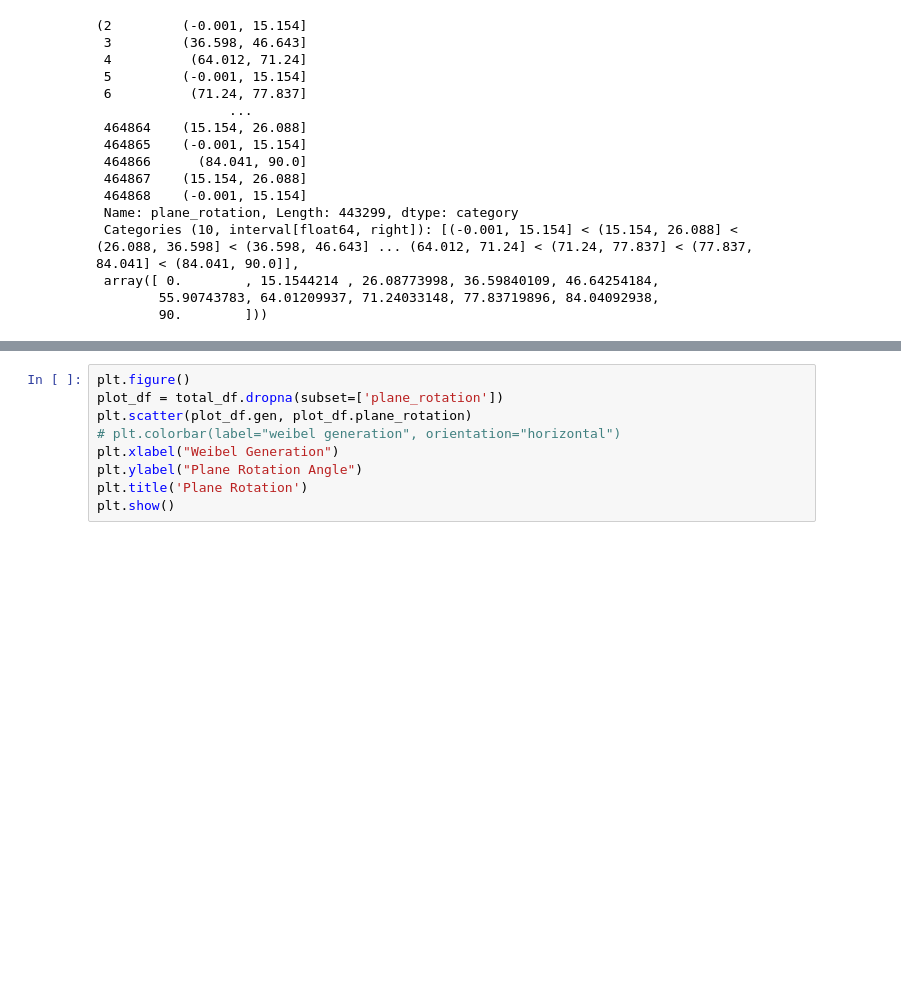
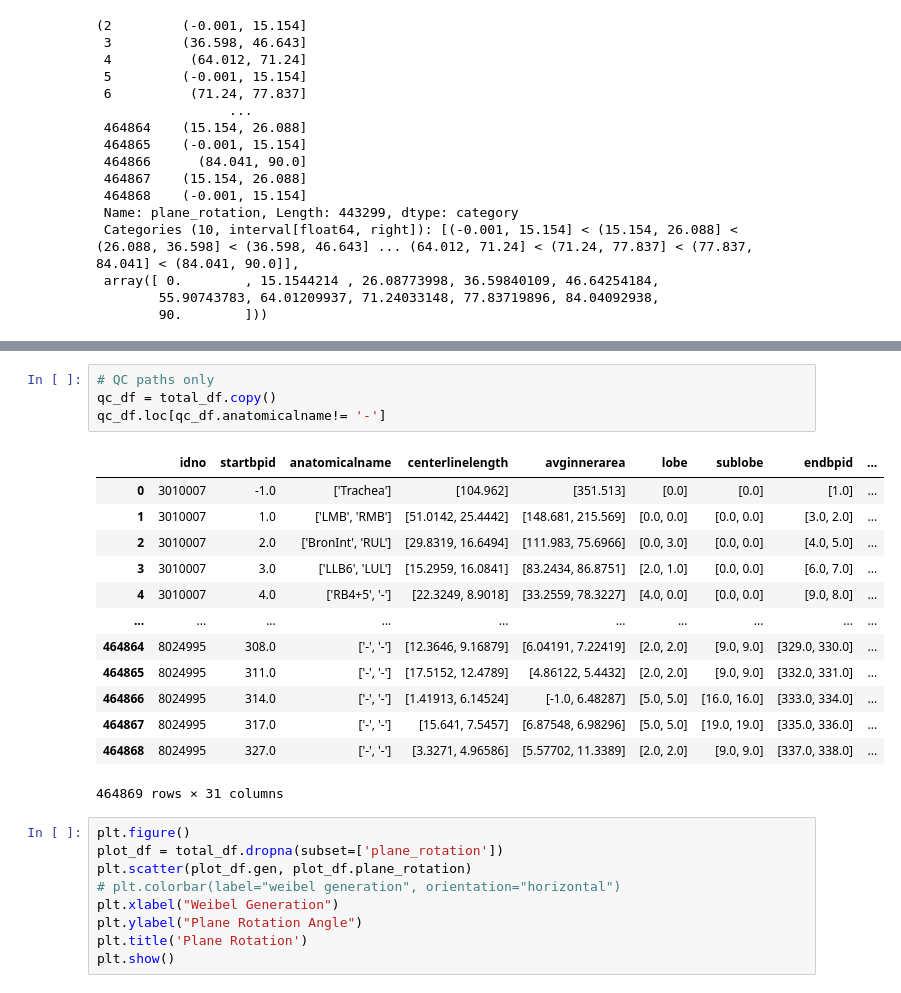
Before and after one commit to s-n-naik/airway_exploration, a Jupyter notebook: Mode_Exploration_v2.ipynb, the cells around one changed output, grey strips where cells are left out. Drawn from its saved outputs; the diff is of its cells as text; blank space fills up the shorter version.

```diff
--- a/Mode_Exploration_v2.ipynb
+++ b/Mode_Exploration_v2.ipynb
@@ -150,6 +177,24 @@ plt.figure()
 [figure]
 <Figure size 432x288 with 0 Axes>
 <Figure size 432x288 with 0 Axes>
+# %%
+# QC paths only
+qc_df = total_df.copy()
+qc_df.loc[qc_df.anatomicalname!= '-']
+# %% [output]
+|  | idno | startbpid | anatomicalname | centerlinelength | avginnerarea | lobe | sublobe | endbpid | ... |
+| 0 | 3010007 | -1.0 | ['Trachea'] | [104.962] | [351.513] | [0.0] | [0.0] | [1.0] | ... |
+| 1 | 3010007 | 1.0 | ['LMB', 'RMB'] | [51.0142, 25.4442] | [148.681, 215.569] | [0.0, 0.0] | [0.0, 0.0] | [3.0, 2.0] | ... |
+| 2 | 3010007 | 2.0 | ['BronInt', 'RUL'] | [29.8319, 16.6494] | [111.983, 75.6966] | [0.0, 3.0] | [0.0, 0.0] | [4.0, 5.0] | ... |
+| 3 | 3010007 | 3.0 | ['LLB6', 'LUL'] | [15.2959, 16.0841] | [83.2434, 86.8751] | [2.0, 1.0] | [0.0, 0.0] | [6.0, 7.0] | ... |
+| 4 | 3010007 | 4.0 | ['RB4+5', '-'] | [22.3249, 8.9018] | [33.2559, 78.3227] | [4.0, 0.0] | [0.0, 0.0] | [9.0, 8.0] | ... |
+| ... | ... | ... | ... | ... | ... | ... | ... | ... | ... |
+| 464864 | 8024995 | 308.0 | ['-', '-'] | [12.3646, 9.16879] | [6.04191, 7.22419] | [2.0, 2.0] | [9.0, 9.0] | [329.0, 330.0] | ... |
+| 464865 | 8024995 | 311.0 | ['-', '-'] | [17.5152, 12.4789] | [4.86122, 5.4432] | [2.0, 2.0] | [9.0, 9.0] | [332.0, 331.0] | ... |
+| 464866 | 8024995 | 314.0 | ['-', '-'] | [1.41913, 6.14524] | [-1.0, 6.48287] | [5.0, 5.0] | [16.0, 16.0] | [333.0, 334.0] | ... |
+| 464867 | 8024995 | 317.0 | ['-', '-'] | [15.641, 7.5457] | [6.87548, 6.98296] | [5.0, 5.0] | [19.0, 19.0] | [335.0, 336.0] | ... |
+| 464868 | 8024995 | 327.0 | ['-', '-'] | [3.3271, 4.96586] | [5.57702, 11.3389] | [2.0, 2.0] | [9.0, 9.0] | [337.0, 338.0] | ... |
+464869 rows × 31 columns
 # %%
 plt.figure()
 plot_df = total_df.dropna(subset=['plane_rotation'])
```
Also changed, not shown: parts of 9 cells of this notebook, 2 other files.
